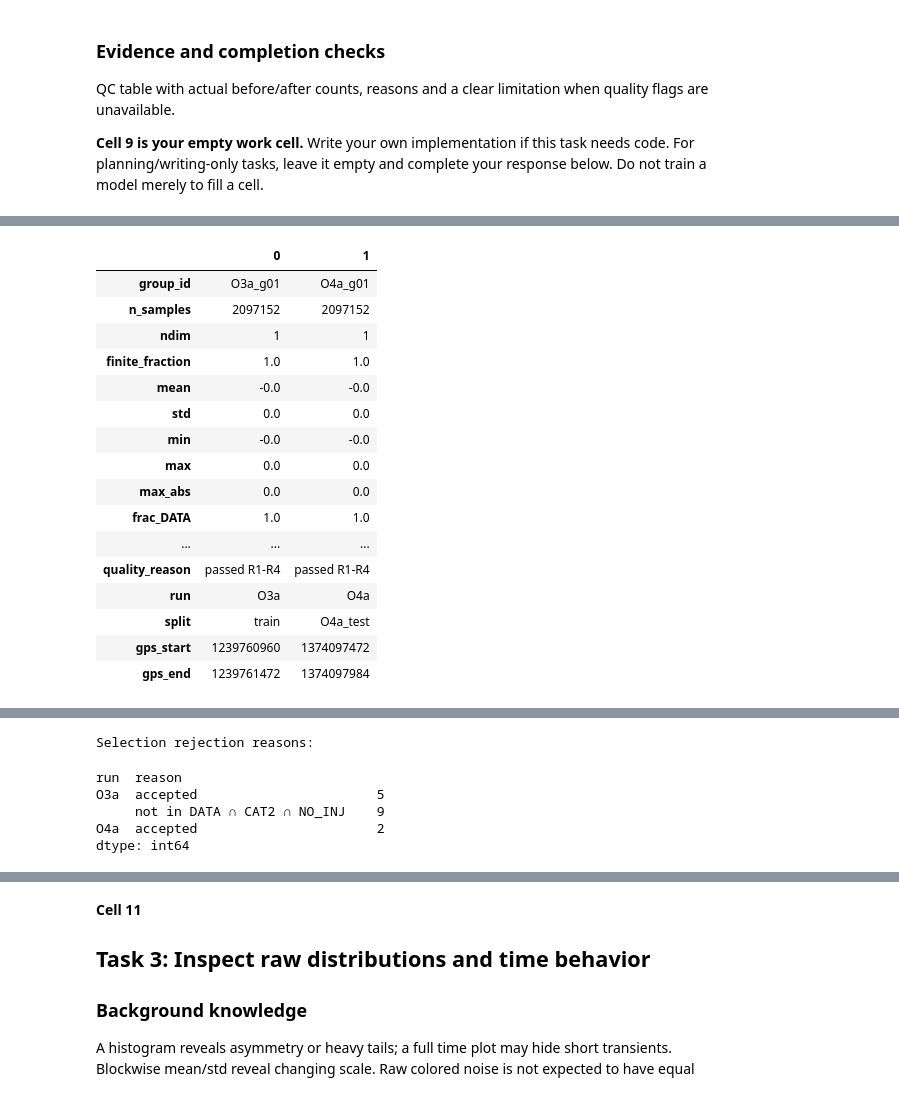
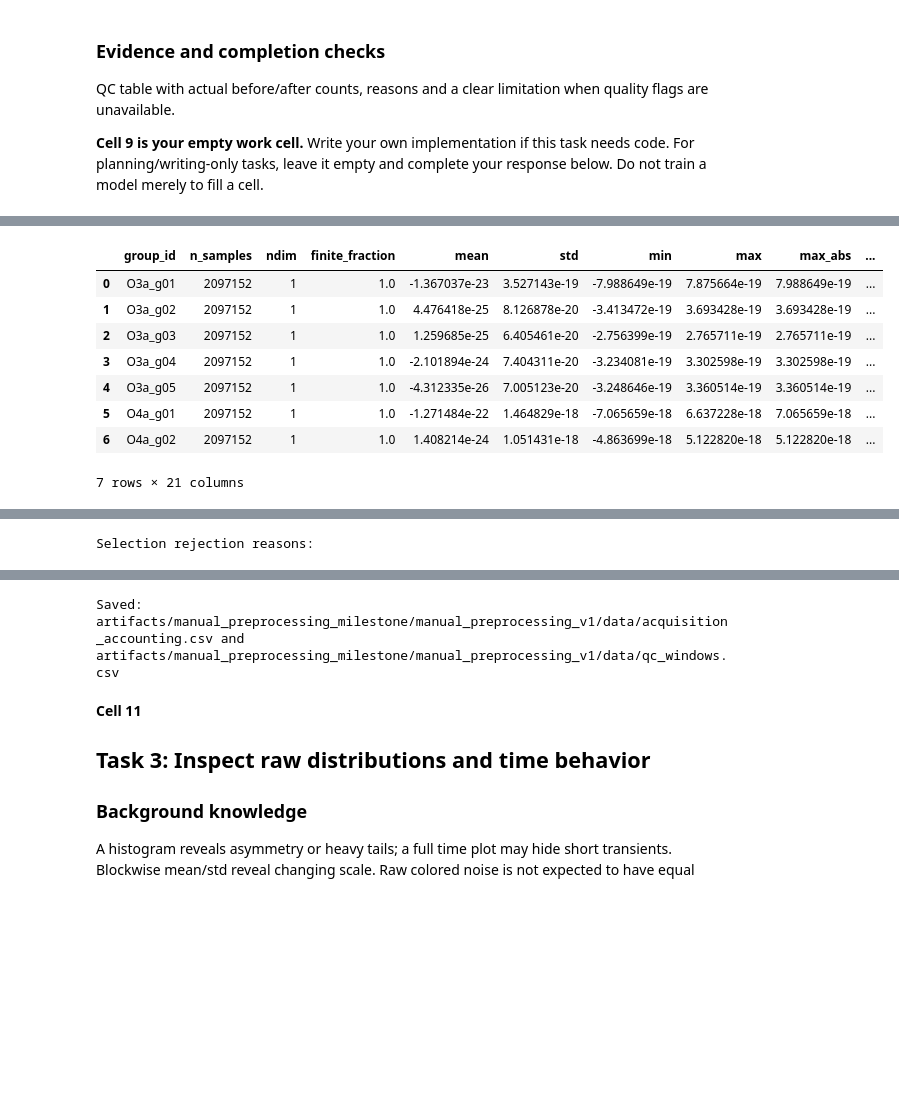
Before and after one commit to alilordifar/ligo-parameter-inference, a Jupyter notebook: notebooks/milestone_preprocessing_roles/01_raw_data_provenance_and_eda.ipynb, the cells around one changed output, grey strips where cells are left out. Drawn from its saved outputs; the diff is of its cells as text; code cells hidden in the pictures; blank space fills up the shorter version.

```diff
--- a/notebooks/milestone_preprocessing_roles/01_raw_data_provenance_and_eda.ipynb
+++ b/notebooks/milestone_preprocessing_roles/01_raw_data_provenance_and_eda.ipynb
@@ -344,6 +348,17 @@ REGIONS = {run: spread_regions(*RUN_BOUNDS[run], N_WINDOWS[run]) for run in RUN_
 ANCHOR_GPS = {run: [anchor for _, _, anchor in REGIONS[run]] for run in RUN_DATASETS} # And retrieve the anchors only from the regions
 
 
+# Windows rejected AFTER download by the R5 transient screen (found in Task 3 EDA). Selection skips
+# their files so each region's search moves on to the next valid window; the ledger keeps the record.
+POST_QC_REJECTED_REASON = "rejected after download: R5 transient screen"
+POST_QC_REJECTED = {
+    ("O3a", 304989): "O3a_g04 (GPS 1249235008): 9 of 64 8 s blocks > 3x median; max 13.7x",
+    ("O3a", 304990): "O3a_g04 retry (GPS 1249239104): max 8 s block 5.8x median; excess kurtosis 105",
+    ("O3a", 305000): "O3a_g04 (GPS 1249280064): R5: an 8 s block has std 4.2x the window median (transient)",
+    ("O3a", 305001): "O3a_g04 (GPS 1249284160): R5: an 8 s block has std 12.6x the window median (transient)",
+    ("O3a", 305002): "O3a_g04 (GPS 1249288256): R5: an 8 s block has std 11.0x the window median (transient)",
+}
+
 def search_region(run, region_index, region_end, anchor):
     """First valid window at or after `anchor` and before `region_end`; logs every candidate."""
     ledger = []
@@ -359,7 +374,9 @@ def search_region(run, region_index, region_end, anchor):
         assert w1 <= file_start + GWOSC_FILE_SEC - EDGE_MARGIN_SEC   # inside one file, clear of edges
 
         # Check if our window is inside the allowed interval or near an exclusion point and rejects it. Otherwise, accept it.
-        if not inside_allowed(w0, w1, VALID_INTERVALS[run]):
+        if (run, block) in POST_QC_REJECTED:
+            reason = POST_QC_REJECTED_REASON
+        elif not inside_allowed(w0, w1, VALID_INTERVALS[run]):
             reason = "not in DATA ∩ CAT2 ∩ NO_INJ"
         elif near_exclusion(w0, w1, EXCLUSIONS[run], EVENT_BUFFER_SEC):
             reason = "within buffer of event/injection"
@@ -367,7 +384,7 @@ def search_region(run, region_index, region_end, anchor):
             reason = "accepted"
 
         row = {"run": run, "region": region_index, "gps_start": w0, "gps_end": w1,
-               "file_index": block, "reason": reason}
+               "file_index": block, "reason": reason, "detail": POST_QC_REJECTED.get((run, block), "")}
         ledger.append(row)
         if reason == "accepted":
             return row, ledger
@@ -434,7 +452,7 @@ For each selected window we
   - Convert the window start from GPS to UTC and cross-check against the file's UTC metadata
 """
 
-HANDOFF_GROUPS = ["O3a_g01", "O4a_g01"]   # first handoff; set to list(SELECTED.group_id) to fetch all 7
+HANDOFF_GROUPS = list(SELECTED.group_id)
 GPS_EPOCH = datetime(1980, 1, 6, tzinfo=timezone.utc)
 GPS_MINUS_UTC_SEC = 18                     # leap seconds since 1980; valid for GPS times after 2017-01-01
 LAST_LEAP_SECOND_GPS = 1167264018          # GPS time of 2017-01-01 00:00:00 UTC
@@ -690,12 +706,17 @@ def window_stats(x):
     stats["min"] = float(np.min(x))
     stats["max"] = float(np.max(x))
     stats["max_abs"] = float(np.max(np.abs(x)))
+
+    block_n = TRANSIENT_BLOCK_SEC * SAMPLE_RATE_HZ
+    blocks = x[: (x.size // block_n) * block_n].reshape(-1, block_n).std(axis=1)
+    stats["max_block_over_median"] = float(blocks.max() / np.median(blocks))
+
     return stats
 
 
 # Function where we perform our rejection decision
 def qc_decision(stats, dq):
-    """Apply R1-R4 in order. Returns (status, reason, bit_fractions)."""
+    """Apply R1-R5 in order. Returns (status, reason, bit_fractions)."""
     fractions = {name: bit_fraction(dq["dq_mask"], dq["dq_names"], name) for name in REQUIRED_DQ_BITS}
     fractions |= {name: bit_fraction(dq["inj_mask"], dq["inj_names"], name) for name in REQUIRED_INJ_BITS}
 
@@ -724,4 +745,10 @@ def qc_decision(stats, dq):
         if frac < 1.0:
             return "rejected", f"R4: {name} set for only {frac:.1%} of window (hardware injection present)", fractions
 
-    return "accepted", "passed R1-R4", fractions
+    # R5: transient screen (raw-strain blockwise std); added after Task 3 EDA
+    if stats["max_block_over_median"] > TRANSIENT_MAX_RATIO:
+        return ("rejected",
+                f"R5: an {TRANSIENT_BLOCK_SEC} s block has std {stats['max_block_over_median']:.1f}x the window median (transient)",
+                fractions)
+
+    return "accepted", "passed R1-R5", fractions
@@ -742,11 +887,12 @@ for group_id, x in RAW_WINDOWS.items():
                     "quality_status": status, "quality_reason": reason})
 
 QC = pd.DataFrame(QC_ROWS).merge(SELECTED[["group_id", "run", "split", "gps_start", "gps_end"]], on="group_id")
-display(QC.T)
+display(QC)
 
 
 
-SELECTION_REJECT_REASONS = ["not in DATA ∩ CAT2 ∩ NO_INJ", "within buffer of event/injection"]
+SELECTION_REJECT_REASONS = ["not in DATA ∩ CAT2 ∩ NO_INJ", "within buffer of event/injection",
+                            "rejected after download: R5 transient screen"]
 NO_WINDOW_REASON = "no valid window in region"
 
 def per_run(values):
@@ -779,51 +925,43 @@ ACCOUNTING = pd.DataFrame({
     **{f"  - rejected: {r}": reason_counts[r] for r in SELECTION_REJECT_REASONS},
     "  = passed selection (source groups)": passed_selection,
     "regions with no valid window": regions_without_window,
-    "fetched for this handoff": fetched,
+    "fetched": fetched,
     "not yet fetched (pending)": pending,
-    "  - rejected by QC (R1-R4)": qc_rejected,
+    "  - rejected by QC (R1-R5)": qc_rejected,
     "  = accepted by QC": qc_accepted,
     "accepted raw seconds": accepted_seconds,
     "accepted raw samples": accepted_samples,
 }).T
 ACCOUNTING.index.name = "stage"
 
 # Every count must reconcile; nothing may disappear between stages.
 assert (checked == sum(reason_counts.values()) + selection_accepted).all(), "selection counts do not add up"
 assert (selection_accepted == passed_selection).all(), "LEDGER accepted rows != SELECTED rows"
 assert (pending >= 0).all(), "fetched a window that did not pass selection"
 assert (fetched == qc_rejected + qc_accepted).all(), "QC counts do not add up"
 assert set(LEDGER["reason"]) <= set(SELECTION_REJECT_REASONS) | {"accepted", NO_WINDOW_REASON}, \
     f"unexpected ledger reason(s): {set(LEDGER['reason'])}"
 
 display(ACCOUNTING)
 print("Selection rejection reasons:")
 display(candidates.groupby(["run", "reason"]).size())
 print("QC outcomes:")
 display(QC.groupby(["run", "quality_status", "quality_reason"]).size())
 
 # Save both tables as evidence (Role 4 audits these; repo-relative under this experiment's data/ folder)
 ACCOUNTING.to_csv(DATA_DIR / "acquisition_accounting.csv")
 QC.to_csv(DATA_DIR / "qc_windows.csv", index=False)
 print("Saved:", (DATA_DIR / "acquisition_accounting.csv").relative_to(PROJECT_ROOT),
       "and", (DATA_DIR / "qc_windows.csv").relative_to(PROJECT_ROOT))
 # %% [output]
-|  | 0 | 1 |
-| group_id | O3a_g01 | O4a_g01 |
-| n_samples | 2097152 | 2097152 |
-| ndim | 1 | 1 |
-| finite_fraction | 1.0 | 1.0 |
-| mean | -0.0 | -0.0 |
-| std | 0.0 | 0.0 |
-| min | -0.0 | -0.0 |
-| max | 0.0 | 0.0 |
-| max_abs | 0.0 | 0.0 |
-| frac_DATA | 1.0 | 1.0 |
-| ... | ... | ... |
-| quality_reason | passed R1-R4 | passed R1-R4 |
-| run | O3a | O4a |
-| split | train | O4a_test |
-| gps_start | 1239760960 | 1374097472 |
-| gps_end | 1239761472 | 1374097984 |
+|  | group_id | n_samples | ndim | finite_fraction | mean | std | min | max | max_abs | ... |
+| 0 | O3a_g01 | 2097152 | 1 | 1.0 | -1.367037e-23 | 3.527143e-19 | -7.988649e-19 | 7.875664e-19 | 7.988649e-19 | ... |
+| 1 | O3a_g02 | 2097152 | 1 | 1.0 | 4.476418e-25 | 8.126878e-20 | -3.413472e-19 | 3.693428e-19 | 3.693428e-19 | ... |
+| 2 | O3a_g03 | 2097152 | 1 | 1.0 | 1.259685e-25 | 6.405461e-20 | -2.756399e-19 | 2.765711e-19 | 2.765711e-19 | ... |
+| 3 | O3a_g04 | 2097152 | 1 | 1.0 | -2.101894e-24 | 7.404311e-20 | -3.234081e-19 | 3.302598e-19 | 3.302598e-19 | ... |
+| 4 | O3a_g05 | 2097152 | 1 | 1.0 | -4.312335e-26 | 7.005123e-20 | -3.248646e-19 | 3.360514e-19 | 3.360514e-19 | ... |
+| 5 | O4a_g01 | 2097152 | 1 | 1.0 | -1.271484e-22 | 1.464829e-18 | -7.065659e-18 | 6.637228e-18 | 7.065659e-18 | ... |
+| 6 | O4a_g02 | 2097152 | 1 | 1.0 | 1.408214e-24 | 1.051431e-18 | -4.863699e-18 | 5.122820e-18 | 5.122820e-18 | ... |
+7 rows × 21 columns
 | run | O3a | O4a |
 | stage |  |  |
@@ -841,6 +980 @@ print("Saved:", (DATA_DIR / "acquisition_accounting.csv").relative_to(PROJECT_RO
-Selection rejection reasons:
-run  reason
-O3a  accepted                       5
-     not in DATA ∩ CAT2 ∩ NO_INJ    9
-O4a  accepted                       2
-dtype: int64
+Selection rejection reasons:
@@ -853,3 +992,4 @@ Saved: artifacts/manual_preprocessing_milestone/manual_preprocessing_v1/data/acq
+Saved: artifacts/manual_preprocessing_milestone/manual_preprocessing_v1/data/acquisition_accounting.csv and artifacts/manual_preprocessing_milestone/manual_preprocessing_v1/data/qc_windows.csv
 # %% [markdown]
 **Cell 11**
 
```
Also changed, not shown: parts of 18 cells of this notebook.
